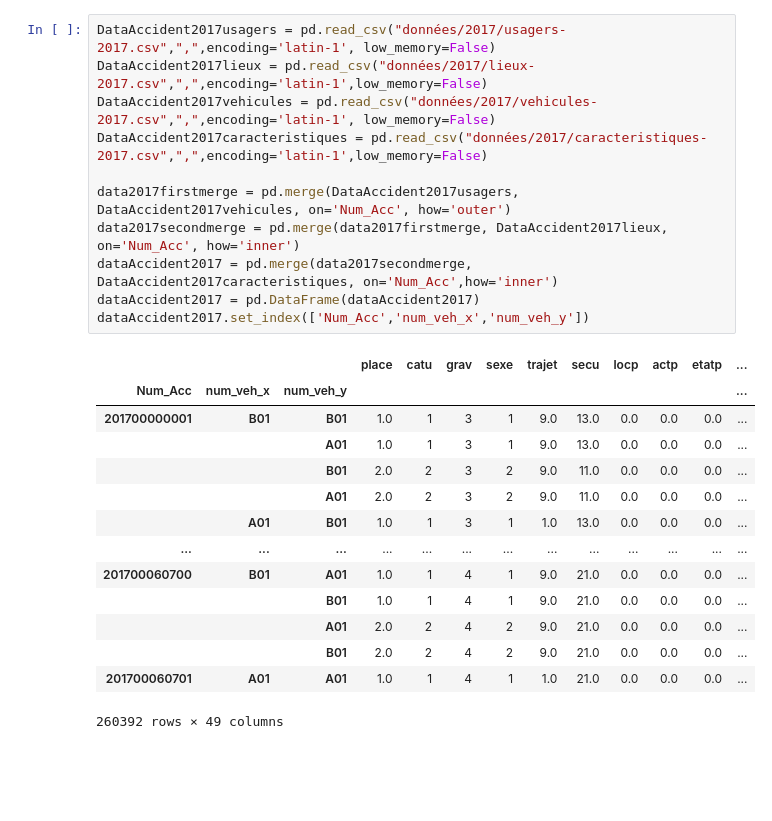
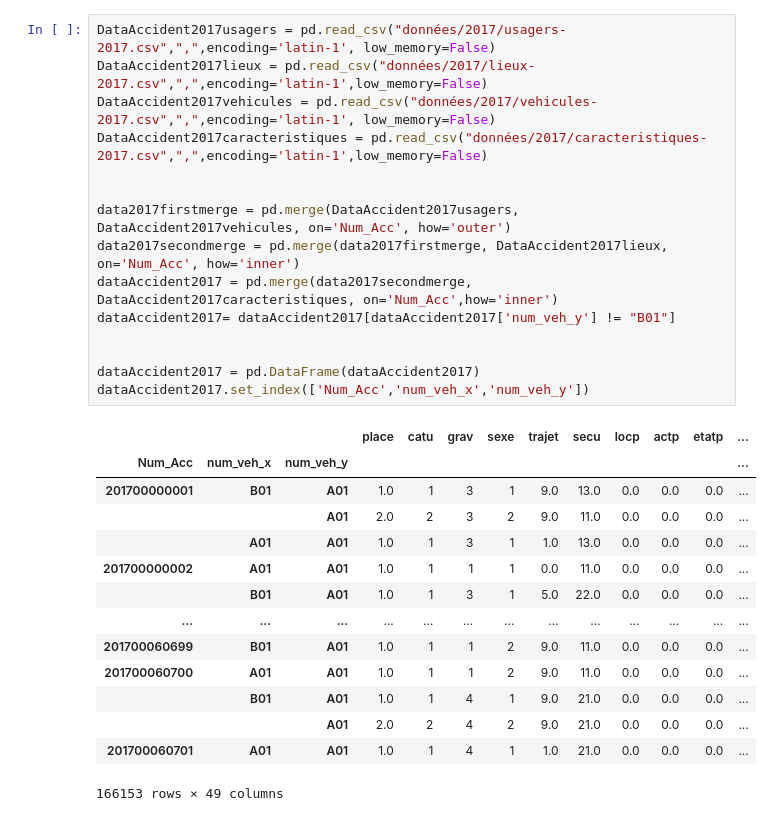
Before and after one commit to Darman09/-Data-Science-Road-Accident, a Jupyter notebook: DataAccident.ipynb, the cells around one changed output. Cells and saved outputs as stored; diff of their text form; blank space fills up the shorter version.

```diff
--- a/DataAccident.ipynb
+++ b/DataAccident.ipynb
@@ -35,26 +38,30 @@ dataAccident2018.set_index(['Num_Acc','num_veh_x','num_veh_y'])
 # %%
 DataAccident2017usagers = pd.read_csv("données/2017/usagers-2017.csv",",",encoding='latin-1', low_memory=False)
 DataAccident2017lieux = pd.read_csv("données/2017/lieux-2017.csv",",",encoding='latin-1',low_memory=False)
 DataAccident2017vehicules = pd.read_csv("données/2017/vehicules-2017.csv",",",encoding='latin-1', low_memory=False)
 DataAccident2017caracteristiques = pd.read_csv("données/2017/caracteristiques-2017.csv",",",encoding='latin-1',low_memory=False)
 
+
 data2017firstmerge = pd.merge(DataAccident2017usagers, DataAccident2017vehicules, on='Num_Acc', how='outer')
 data2017secondmerge = pd.merge(data2017firstmerge, DataAccident2017lieux, on='Num_Acc', how='inner')
 dataAccident2017 = pd.merge(data2017secondmerge, DataAccident2017caracteristiques, on='Num_Acc',how='inner')
+dataAccident2017= dataAccident2017[dataAccident2017['num_veh_y'] != "B01"]
+
+
 dataAccident2017 = pd.DataFrame(dataAccident2017)
 dataAccident2017.set_index(['Num_Acc','num_veh_x','num_veh_y'])
 # %% [output]
 |  |  |  | place | catu | grav | sexe | trajet | secu | locp | actp | etatp | ... |
 | Num_Acc | num_veh_x | num_veh_y |  |  |  |  |  |  |  |  |  | ... |
-| 201700000001 | B01 | B01 | 1.0 | 1 | 3 | 1 | 9.0 | 13.0 | 0.0 | 0.0 | 0.0 | ... |
-|  |  | A01 | 1.0 | 1 | 3 | 1 | 9.0 | 13.0 | 0.0 | 0.0 | 0.0 | ... |
-|  |  | B01 | 2.0 | 2 | 3 | 2 | 9.0 | 11.0 | 0.0 | 0.0 | 0.0 | ... |
+| 201700000001 | B01 | A01 | 1.0 | 1 | 3 | 1 | 9.0 | 13.0 | 0.0 | 0.0 | 0.0 | ... |
 |  |  | A01 | 2.0 | 2 | 3 | 2 | 9.0 | 11.0 | 0.0 | 0.0 | 0.0 | ... |
-|  | A01 | B01 | 1.0 | 1 | 3 | 1 | 1.0 | 13.0 | 0.0 | 0.0 | 0.0 | ... |
+|  | A01 | A01 | 1.0 | 1 | 3 | 1 | 1.0 | 13.0 | 0.0 | 0.0 | 0.0 | ... |
+| 201700000002 | A01 | A01 | 1.0 | 1 | 1 | 1 | 0.0 | 11.0 | 0.0 | 0.0 | 0.0 | ... |
+|  | B01 | A01 | 1.0 | 1 | 3 | 1 | 5.0 | 22.0 | 0.0 | 0.0 | 0.0 | ... |
 | ... | ... | ... | ... | ... | ... | ... | ... | ... | ... | ... | ... | ... |
-| 201700060700 | B01 | A01 | 1.0 | 1 | 4 | 1 | 9.0 | 21.0 | 0.0 | 0.0 | 0.0 | ... |
-|  |  | B01 | 1.0 | 1 | 4 | 1 | 9.0 | 21.0 | 0.0 | 0.0 | 0.0 | ... |
+| 201700060699 | B01 | A01 | 1.0 | 1 | 1 | 2 | 9.0 | 11.0 | 0.0 | 0.0 | 0.0 | ... |
+| 201700060700 | A01 | A01 | 1.0 | 1 | 1 | 2 | 9.0 | 11.0 | 0.0 | 0.0 | 0.0 | ... |
+|  | B01 | A01 | 1.0 | 1 | 4 | 1 | 9.0 | 21.0 | 0.0 | 0.0 | 0.0 | ... |
 |  |  | A01 | 2.0 | 2 | 4 | 2 | 9.0 | 21.0 | 0.0 | 0.0 | 0.0 | ... |
-|  |  | B01 | 2.0 | 2 | 4 | 2 | 9.0 | 21.0 | 0.0 | 0.0 | 0.0 | ... |
 | 201700060701 | A01 | A01 | 1.0 | 1 | 4 | 1 | 1.0 | 21.0 | 0.0 | 0.0 | 0.0 | ... |
-260392 rows × 49 columns
+166153 rows × 49 columns
```
Also changed, not shown: parts of 6 cells of this notebook.
